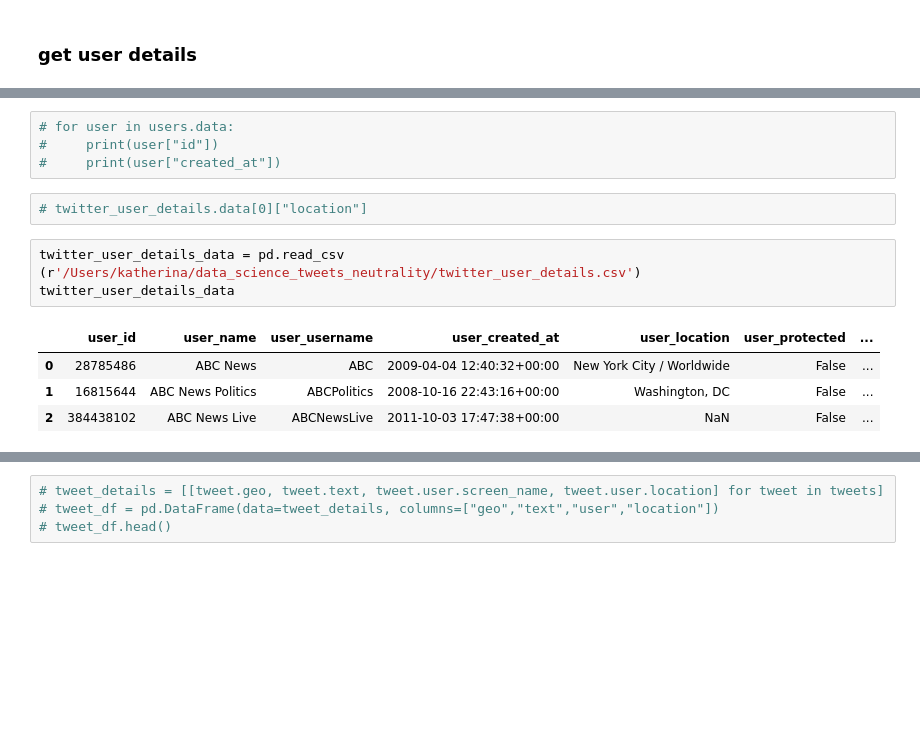
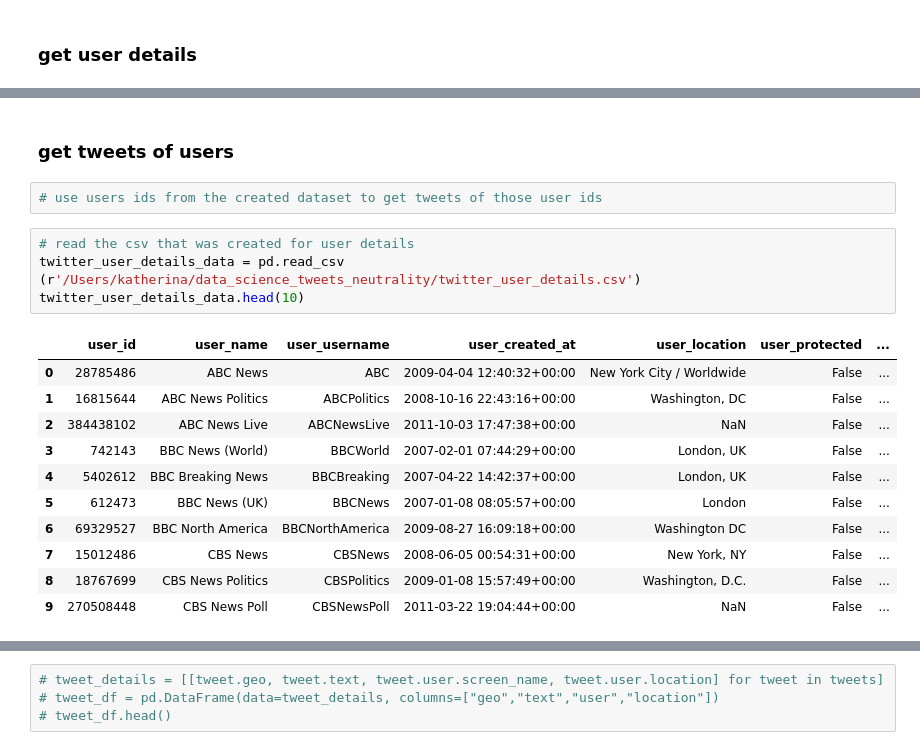
Before and after one commit to katherineskc/data_science_tweets_neutrality, a Jupyter notebook: collect_data.ipynb, the cells around one changed output, grey strips where cells are left out. Drawn from its saved outputs; the diff is of its cells as text; blank space fills up the shorter version.

```diff
--- a/collect_data.ipynb
+++ b/collect_data.ipynb
@@ -123,15 +171,21 @@ NameError: name 'twitter_user_details_df' is not defined
-# %%
-# for user in users.data:
-#     print(user["id"])
-#     print(user["created_at"])
+# %% [markdown]
+### get tweets of users
 # %%
-# twitter_user_details.data[0]["location"]
+# use users ids from the created dataset to get tweets of those user ids
 # %%
+# read the csv that was created for user details
 twitter_user_details_data = pd.read_csv (r'/Users/katherina/data_science_tweets_neutrality/twitter_user_details.csv')
-twitter_user_details_data
+twitter_user_details_data.head(10)
 # %% [output]
 |  | user_id | user_name | user_username | user_created_at | user_location | user_protected | ... |
 | 0 | 28785486 | ABC News | ABC | 2009-04-04 12:40:32+00:00 | New York City / Worldwide | False | ... |
 | 1 | 16815644 | ABC News Politics | ABCPolitics | 2008-10-16 22:43:16+00:00 | Washington, DC | False | ... |
 | 2 | 384438102 | ABC News Live | ABCNewsLive | 2011-10-03 17:47:38+00:00 | NaN | False | ... |
+| 3 | 742143 | BBC News (World) | BBCWorld | 2007-02-01 07:44:29+00:00 | London, UK | False | ... |
+| 4 | 5402612 | BBC Breaking News | BBCBreaking | 2007-04-22 14:42:37+00:00 | London, UK | False | ... |
+| 5 | 612473 | BBC News (UK) | BBCNews | 2007-01-08 08:05:57+00:00 | London | False | ... |
+| 6 | 69329527 | BBC North America | BBCNorthAmerica | 2009-08-27 16:09:18+00:00 | Washington DC | False | ... |
+| 7 | 15012486 | CBS News | CBSNews | 2008-06-05 00:54:31+00:00 | New York, NY | False | ... |
+| 8 | 18767699 | CBS News Politics | CBSPolitics | 2009-01-08 15:57:49+00:00 | Washington, D.C. | False | ... |
+| 9 | 270508448 | CBS News Poll | CBSNewsPoll | 2011-03-22 19:04:44+00:00 | NaN | False | ... |
 # %%
```
Also changed, not shown: parts of 17 cells of this notebook.
